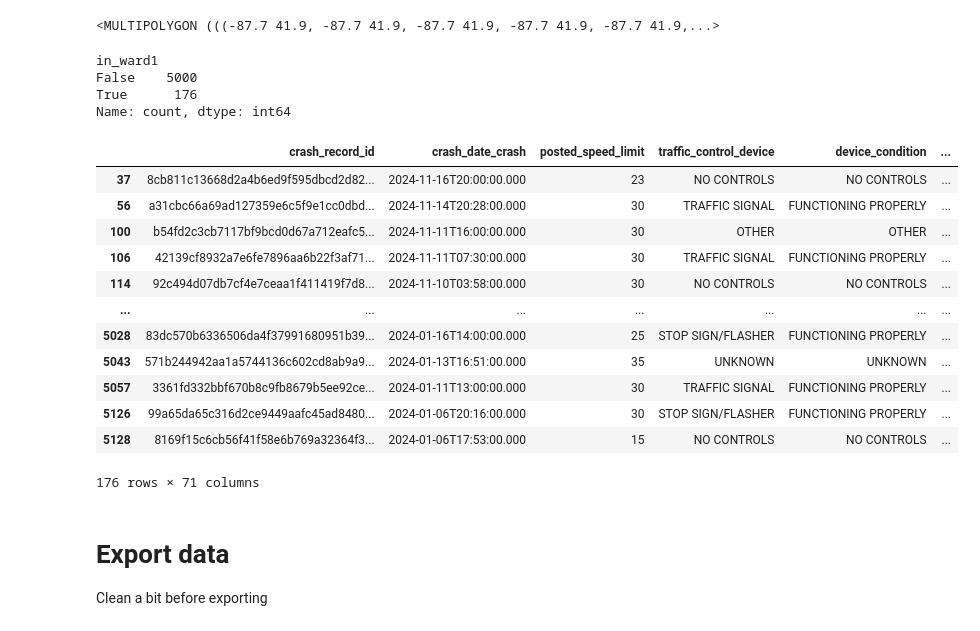
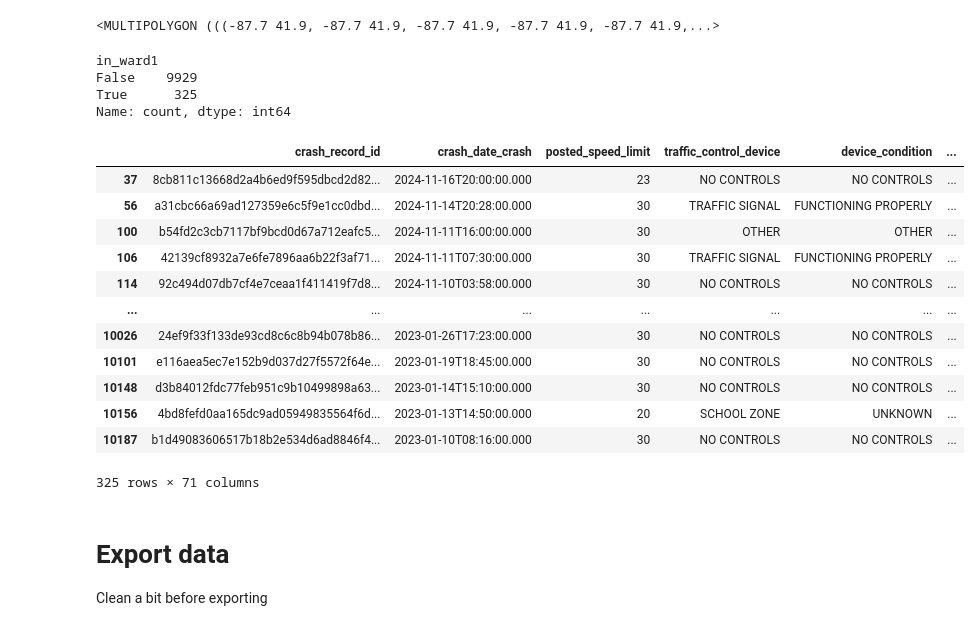
Before and after one commit to eachase/ChiWard1Crashes, a Jupyter notebook: GetCrashData.ipynb, the cells around one changed output. Drawn from its saved outputs; the diff is of its cells as text; code cells hidden in the pictures.

```diff
--- a/GetCrashData.ipynb
+++ b/GetCrashData.ipynb
@@ -30,11 +30,12 @@ WARNING:root:Requests made without an app_token will be subject to strict thrott
 client.timeout = 300 # seconds
 
 # Earliest date of crash data
-start_date = '2024-01-01'
+start_date = '2023-01-01'
 
 # Read in crashes
 crash_df = pd.DataFrame.from_records(client.get("85ca-t3if",
     where=f"crash_date > '{start_date}'",
-    limit=100000))
+    limit=500000))
 print(crash_df['crash_date'].min())
+print(crash_df.shape)
 # %% [output]
@@ -96,27 +98,27 @@ crash_df_geo['in_ward1'] = crash_df_geo.geometry.apply(lambda x: ward1.contains(
 crash_df_geo['in_ward1'].value_counts()
 # %% [output]
 in_ward1
-False    5000
-True      176
+False    9929
+True      325
 Name: count, dtype: int64
 # %%
 # Limit dataframe to crashes within the ward
-ward1_crashes = crash_df_geo[crash_df_geo['in_ward1']]
+ward1_crashes = crash_df_geo.loc[crash_df_geo['in_ward1']]
 ward1_crashes
 # %% [output]
 |  | crash_record_id | crash_date_crash | posted_speed_limit | traffic_control_device | device_condition | ... |
 | 37 | 8cb811c13668d2a4b6ed9f595dbcd2d82... | 2024-11-16T20:00:00.000 | 23 | NO CONTROLS | NO CONTROLS | ... |
 | 56 | a31cbc66a69ad127359e6c5f9e1cc0dbd... | 2024-11-14T20:28:00.000 | 30 | TRAFFIC SIGNAL | FUNCTIONING PROPERLY | ... |
 | 100 | b54fd2c3cb7117bf9bcd0d67a712eafc5... | 2024-11-11T16:00:00.000 | 30 | OTHER | OTHER | ... |
 | 106 | 42139cf8932a7e6fe7896aa6b22f3af71... | 2024-11-11T07:30:00.000 | 30 | TRAFFIC SIGNAL | FUNCTIONING PROPERLY | ... |
 | 114 | 92c494d07db7cf4e7ceaa1f411419f7d8... | 2024-11-10T03:58:00.000 | 30 | NO CONTROLS | NO CONTROLS | ... |
 | ... | ... | ... | ... | ... | ... | ... |
-| 5028 | 83dc570b6336506da4f37991680951b39... | 2024-01-16T14:00:00.000 | 25 | STOP SIGN/FLASHER | FUNCTIONING PROPERLY | ... |
-| 5043 | 571b244942aa1a5744136c602cd8ab9a9... | 2024-01-13T16:51:00.000 | 35 | UNKNOWN | UNKNOWN | ... |
-| 5057 | 3361fd332bbf670b8c9fb8679b5ee92ce... | 2024-01-11T13:00:00.000 | 30 | TRAFFIC SIGNAL | FUNCTIONING PROPERLY | ... |
-| 5126 | 99a65da65c316d2ce9449aafc45ad8480... | 2024-01-06T20:16:00.000 | 30 | STOP SIGN/FLASHER | FUNCTIONING PROPERLY | ... |
-| 5128 | 8169f15c6cb56f41f58e6b769a32364f3... | 2024-01-06T17:53:00.000 | 15 | NO CONTROLS | NO CONTROLS | ... |
+| 10026 | 24ef9f33f133de93cd8c6c8b94b078b86... | 2023-01-26T17:23:00.000 | 30 | NO CONTROLS | NO CONTROLS | ... |
+| 10101 | e116aea5ec7e152b9d037d27f5572f64e... | 2023-01-19T18:45:00.000 | 30 | NO CONTROLS | NO CONTROLS | ... |
+| 10148 | d3b84012fdc77feb951c9b10499898a63... | 2023-01-14T15:10:00.000 | 30 | NO CONTROLS | NO CONTROLS | ... |
+| 10156 | 4bd8fefd0aa165dc9ad05949835564f6d... | 2023-01-13T14:50:00.000 | 20 | SCHOOL ZONE | UNKNOWN | ... |
+| 10187 | b1d49083606517b18b2e534d6ad8846f4... | 2023-01-10T08:16:00.000 | 30 | NO CONTROLS | NO CONTROLS | ... |
-176 rows × 71 columns
+325 rows × 71 columns
 # %% [markdown]
 # Export data
 Clean a bit before exporting
```
Also changed, not shown: parts of 4 cells of this notebook.
